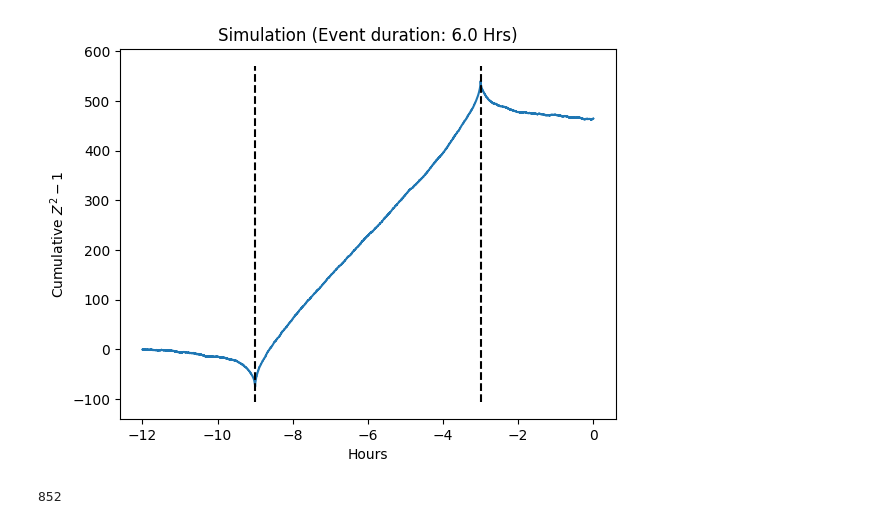
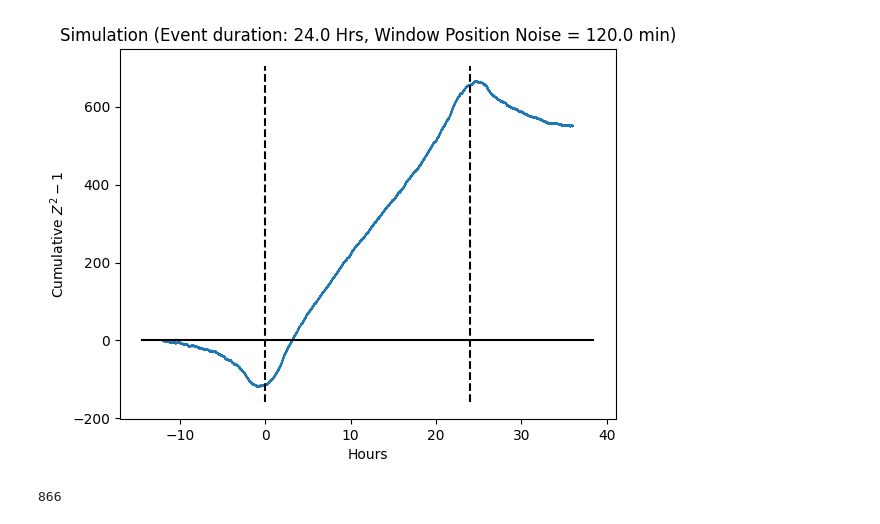
Before and after one commit to AvantiShri/gcp_analysis, a Jupyter notebook: TestSelectionWindowEffect.ipynb, the cells around one changed output. Drawn from its saved outputs; the diff is of its cells as text; code cells hidden in the pictures.

```diff
--- a/TestSelectionWindowEffect.ipynb
+++ b/TestSelectionWindowEffect.ipynb
@@ -5,11 +5,12 @@
 from matplotlib import pyplot as plt
 import numpy as np
 
-timeseries_len = 60*60*24*10
-selection_window_len = 60*60*6
+timeseries_len = 60*60*24*10 #simulate 10 days worth of data
+selection_window_len = 60*60*24
 flank_len = int(selection_window_len/2)
 num_to_sim = 1000
-varscale = 1.00
+varscale = 1.00 #to explore what happens if we increase the RNG var slightly
+window_jitter_max = 60*60*2 #2 hrs
 
 def simulate_rng_sample(rng, length): #returns chi-square-minus-1
   return np.square(rng.normal(size=(length,), scale=varscale))-1
@@ -22,39 +23,45 @@ for i in range(num_to_sim):
   #first compute the cumulative sum
   cumsum_simulated_series = np.cumsum(simulated_series)
   #compute sums within sliding windows
   windowsums = (cumsum_simulated_series[selection_window_len:]
                 - cumsum_simulated_series[:-selection_window_len])
   #find index of maximum sliding window, simulating selection
   argmax_window_idx = np.argmax(windowsums)
   #map argmax_window_idx to the start and end of the window in simulated_series
   argmax_window_start = argmax_window_idx+1
   argmax_window_end = argmax_window_start+selection_window_len
   #sanity check indexing
   assert np.abs(windowsums[argmax_window_idx]
           -np.sum(simulated_series[argmax_window_start:argmax_window_end])) < 1e-6
+  #Add jitter to simulate imperfect selection:
+  windowshift = int(rng.uniform(window_jitter_max*2))-window_jitter_max
+  argmax_window_start += windowshift
+  argmax_window_end += windowshift
+
   #We will take a window of +/- flank_len centered on the selection window
   expanded_window_start = argmax_window_start-flank_len
   expanded_window_end = argmax_window_end+flank_len
   #if the expanded window start/end goes over the edge of the simulated
   # sequence, skip it
   if (expanded_window_start < 0 or expanded_window_end > len(simulated_series)):
     continue
   all_expanded_windows_cumsum.append(
       np.cumsum(simulated_series[expanded_window_start:expanded_window_end]))
 
 mean_expanded_windows_cumsum = np.mean(all_expanded_windows_cumsum, axis=0)
-plt.plot(np.arange(len(mean_expanded_windows_cumsum))/(60*60) - 12, mean_expanded_windows_cumsum)
+plt.plot(np.arange(len(mean_expanded_windows_cumsum))/(60*60) - flank_len/(60*60), mean_expanded_windows_cumsum)
+plt.plot(plt.xlim(), [0,0], color="black")
 #plot dashed lines around the selected window
 ylim = plt.ylim()
-plt.plot([flank_len/(60*60) - 12, flank_len/(60*60) - 12], ylim, color="black", linestyle="--")
-plt.plot([(flank_len+selection_window_len)/(60*60) - 12, (flank_len+selection_window_len)/(60*60) - 12], ylim, color="black", linestyle="--")
+plt.plot([0, 0], ylim, color="black", linestyle="--")
+plt.plot([selection_window_len/(60*60), selection_window_len/(60*60)], ylim, color="black", linestyle="--")
 plt.xlabel("Hours")
 plt.ylabel("Cumulative $Z^2 - 1$")
-plt.title("Simulation (Event duration: "+str(selection_window_len/(60*60))+" Hrs)")
+plt.title("Simulation (Event duration: "+str(selection_window_len/(60*60))+" Hrs, Window Position Noise = "+str(window_jitter_max/60)+" min)")
 plt.show()
 # %% [output]
-[figure, old version]
+[figure, new version]
 # %%
 print(len(all_expanded_windows_cumsum)) #number of trials where expanded window didn't go over the edge
 # %% [output]
-852
+866
```
